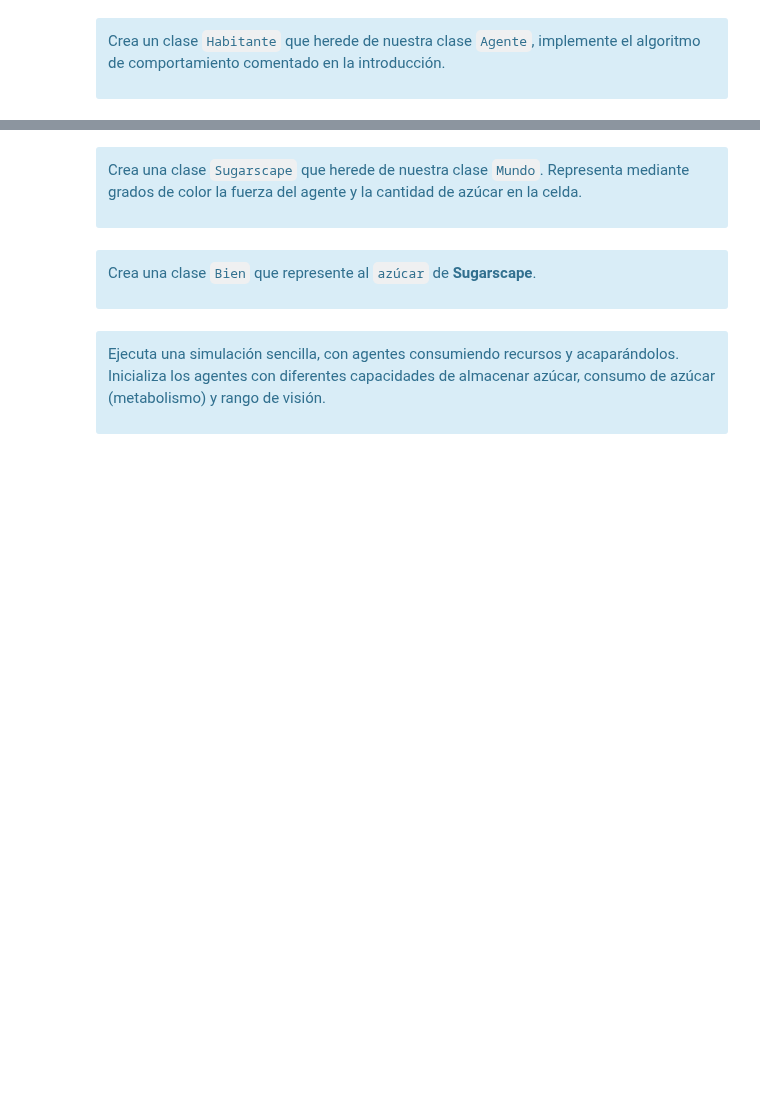
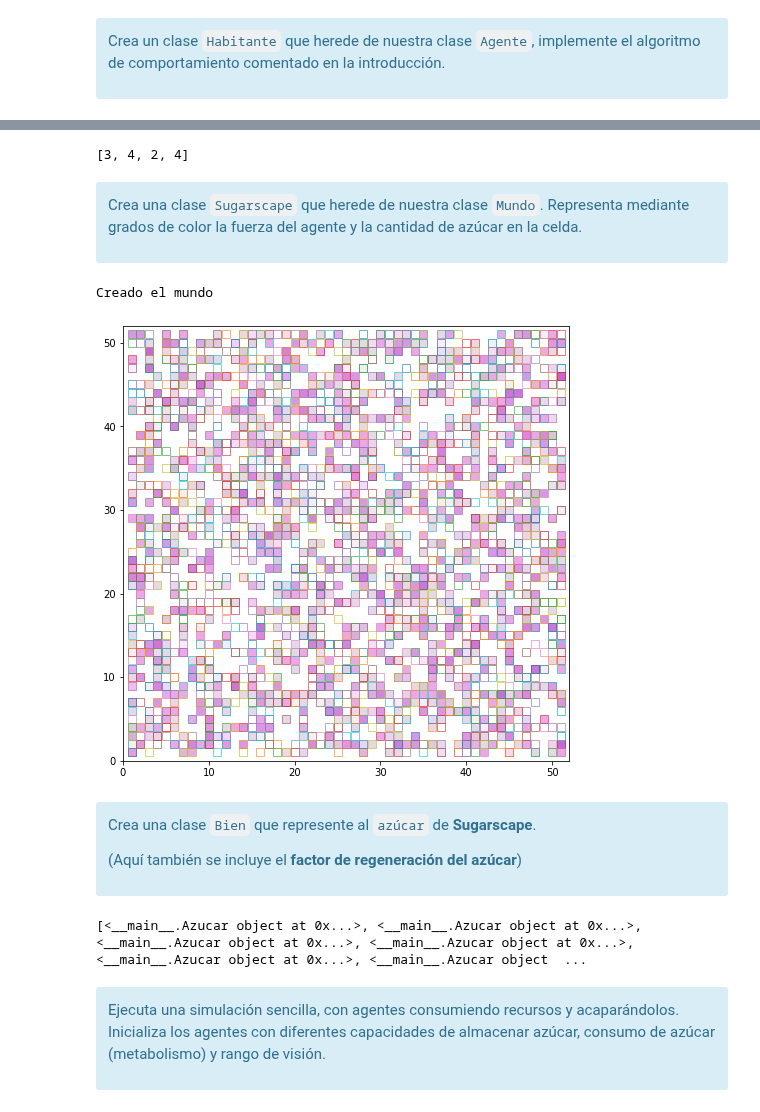
Before and after one commit to Skalas/Matematicas-Computacionales-fall2021, a Jupyter notebook: alumnos/NessyCopp/Proyecto_Azucar/Sugarscape_model.ipynb, the cells around one changed output, grey strips where cells are left out. Cells and saved outputs as stored; diff of their text form; code cells hidden in the pictures; blank space fills up the shorter version.

```diff
--- a/alumnos/NessyCopp/Proyecto_Azucar/Sugarscape_model.ipynb
+++ b/alumnos/NessyCopp/Proyecto_Azucar/Sugarscape_model.ipynb
@@ -120,3 +167,7 @@ class habitante(Agente):
+# %%
+SS.m
+# %% [output]
+[3, 4, 2, 4]
 # %% [markdown]
 <div class="alert alert-info">
 
@@ -171,27 +222,38 @@ class Mundo:
         return anim
 # %%
 class Sugarscape(Mundo):
-    def __init__(self,c, habitantes):
-        """
-        c es la capacidad de azúcar de una celda, es decir, el valor
-        máximo de unidades de azúcar que puede contener una celda.
 
-        """
-        Mundo.__init__(self,habitantes, ancho = 51, alto = 51, steps = 60)
+    def init_anim(self):
+        self.fig = plt.figure(figsize=(self.ancho, self.alto))
+        self.ax = plt.axes(xlim=(0, 52), ylim=(0, 52))
+        plot_args = {'markersize' : 8, 'alpha' : 0.6}
 
-        self.size = (51,51)
+        for agente in self.agentes:
+            if agente.level == 4:
+                self.ax.plot(agente.ubi[0],agente.ubi[1],'s', markerfacecolor='darkorchid',**plot_args)
+            elif agente.level == 3:
+                self.ax.plot(agente.ubi[0],agente.ubi[1],'s', markerfacecolor='mediumorchid', **plot_args)
+            elif agente.level == 2:
+                self.ax.plot(agente.ubi[0],agente.ubi[1],'s', markerfacecolor='orchid', **plot_args)
+            elif agente.level == 1:
+                self.ax.plot(agente.ubi[0],agente.ubi[1],'s', markerfacecolor='thistle', **plot_args)
+            else:
+                self.ax.plot(agente.ubi[0],agente.ubi[1],'s', markerfacecolor='white', **plot_args)
 
-        #Propiedades de las parcelas de azúcar
-        #Capacidad de azúcar por parcela/celda (aleatoria)
-        self.capacidad = np.random.randint(0, c + 1, size = self.size)
-        #Las unidades por parcela/celda
-        self.level = np.random.randint(0, c + 1, size = self.size)
-        #Para asegurar que la cantidad de unidades de azúcar por parcela
-        #no excede la capacidad
-        self.level = np.minimum.reduce([self.level,self.capacidad])
+        self.puntos_0, = self.ax.plot([], [], 'o', markerfacecolor='orange', **plot_args)
+# %%
+tam = 51
+Parcelas = [Azucar(alpha=1) for i in range(tam*tam)]
+
+Prueba2 = Sugarscape(agentes = Parcelas,steps = 70)
+# %% [output]
+Creado el mundo
+[figure, added]
 # %% [markdown]
 <div class="alert alert-info">
 
 Crea una clase `Bien` que represente al `azúcar` de **Sugarscape**.
 
+(Aquí también se incluye el **factor de regeneración del azúcar**)
+
 </div>
@@ -197,0 +292,6 @@ Crea una clase `Bien` que represente al `azúcar` de **Sugarscape**.
+# %%
+Prueba = Azucar(alpha = 1)
+
+print(Parcelas)
+# %% [output]
+[<__main__.Azucar object at 0x...>, <__main__.Azucar object at 0x...>, <__main__.Azucar object at 0x...>, <__main__.Azucar object at 0x...>, <__main__.Azucar object at 0x...>, <__main__.Azucar object  ...
```
Also changed, not shown: parts of 10 cells of this notebook.
